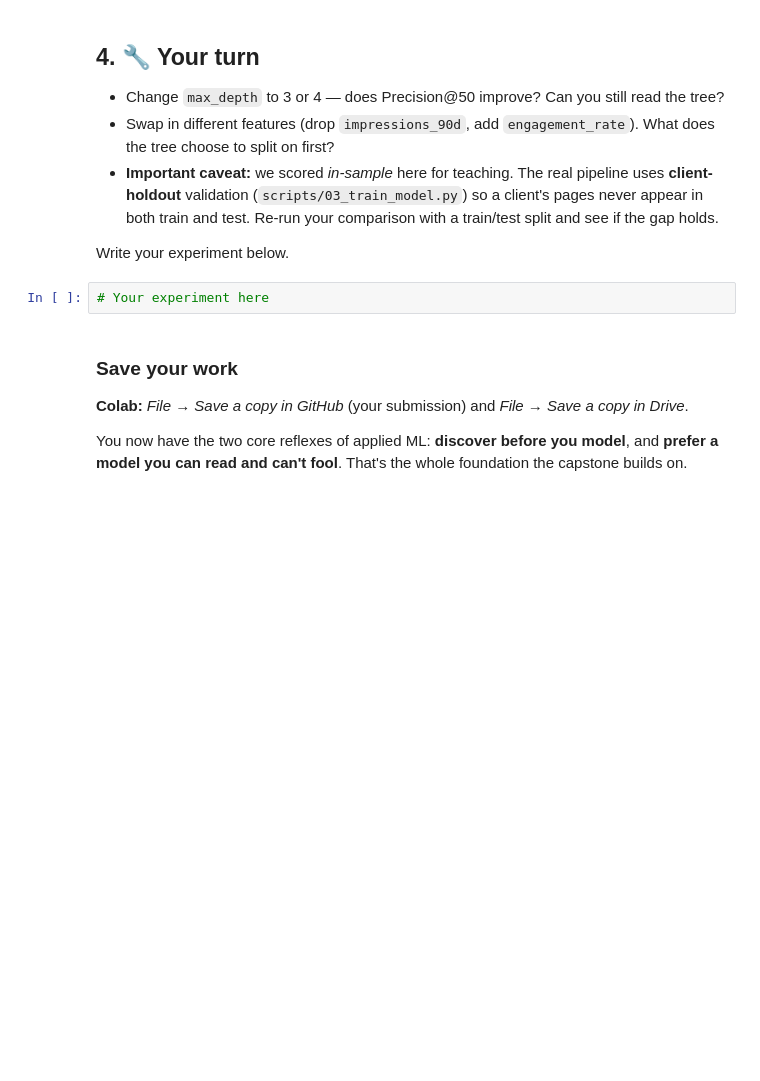
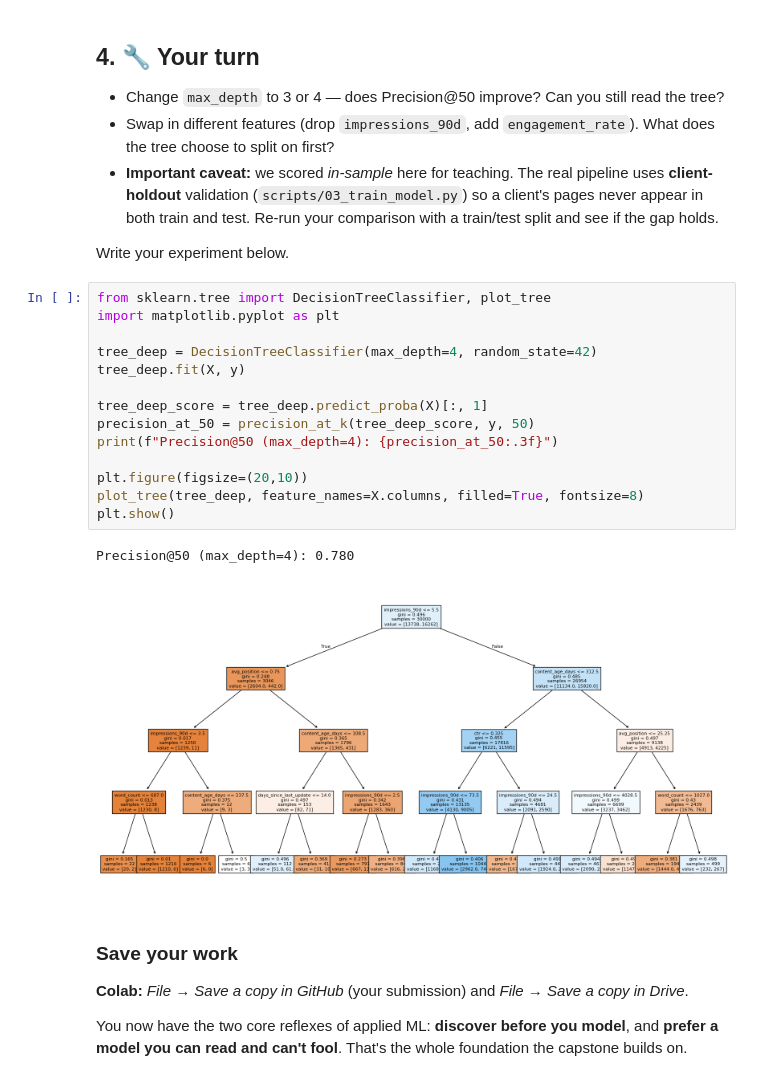
Before and after one commit to Hussainhhgh/flyrank-ml-internship, a Jupyter notebook: notebooks/02_your_first_readable_model.ipynb, the cells around one changed output. Saved outputs shown, nothing was run; the diff lists cells and outputs as text; blank space fills up the shorter version.

```diff
--- a/notebooks/02_your_first_readable_model.ipynb
+++ b/notebooks/02_your_first_readable_model.ipynb
@@ -101,7 +144,22 @@ That's also why the starter data ships **only observable signals** — the produ
 
 Write your experiment below.
 # %%
-# Your experiment here
+from sklearn.tree import DecisionTreeClassifier, plot_tree
+import matplotlib.pyplot as plt
+
+tree_deep = DecisionTreeClassifier(max_depth=4, random_state=42)
+tree_deep.fit(X, y)
+
+tree_deep_score = tree_deep.predict_proba(X)[:, 1]
+precision_at_50 = precision_at_k(tree_deep_score, y, 50)
+print(f"Precision@50 (max_depth=4): {precision_at_50:.3f}")
+
+plt.figure(figsize=(20,10))
+plot_tree(tree_deep, feature_names=X.columns, filled=True, fontsize=8)
+plt.show()
+# %% [output]
+Precision@50 (max_depth=4): 0.780
+[figure, added]
 # %% [markdown]
 ### Save your work
 **Colab:** *File → Save a copy in GitHub* (your submission) and *File → Save a copy in Drive*.
```
Also changed, not shown: parts of 6 cells of this notebook.
